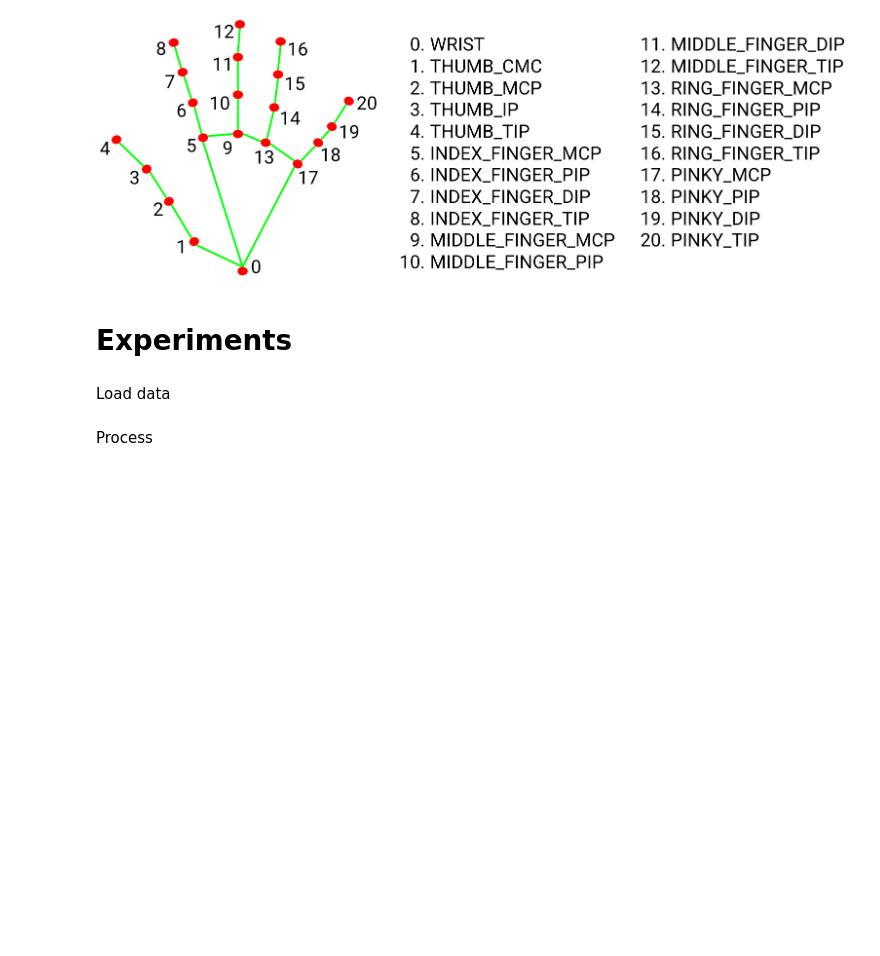
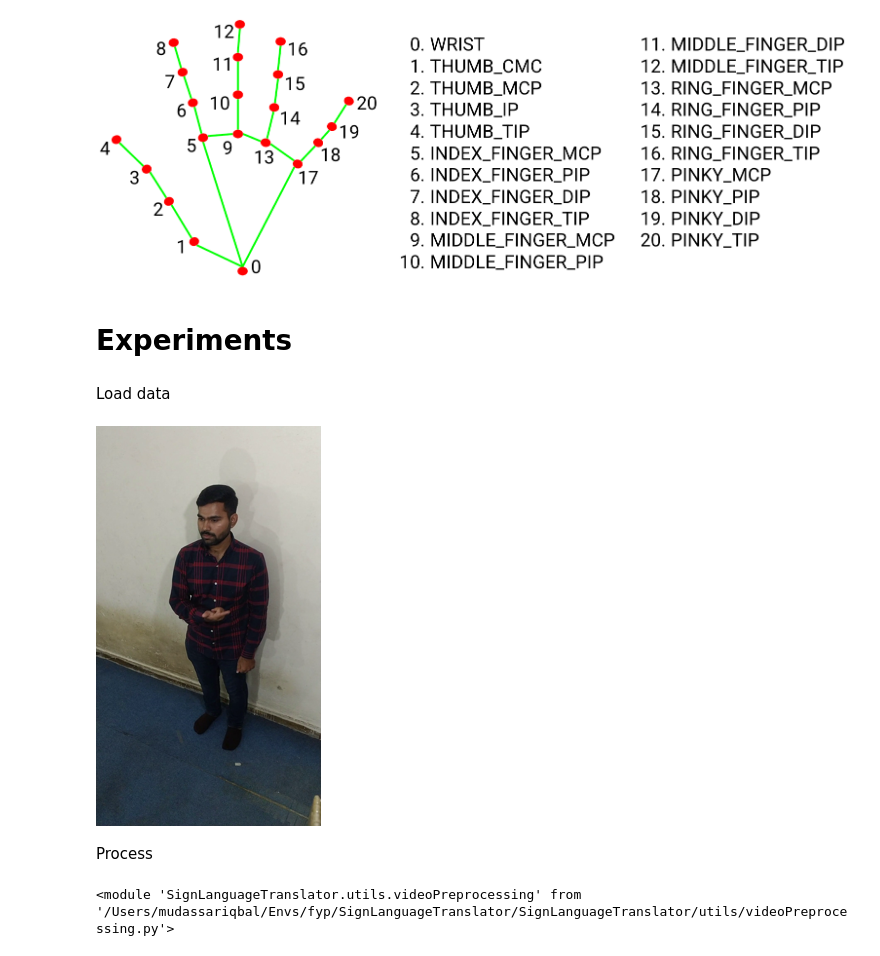
Before and after one commit to mdsrqbl/SignLanguageTranslator, a Jupyter notebook: notebooks/experiments.ipynb, the cells around one changed output. Saved outputs shown, nothing was run; the diff lists cells and outputs as text; code cells hidden in the pictures; blank space fills up the shorter version.

```diff
--- a/SignLanguageTranslator/notebooks/experiments.ipynb
+++ b/notebooks/experiments.ipynb
@@ -47,5 +62,18 @@ Image('data/mediapipe_hand_landmarks.png')
 # Experiments
 # %% [markdown]
 Load data
+# %%
+# clip = mpy.VideoFileClip('inputs/d-D_person205_front.mp4')
+clip = mpy.VideoFileClip('inputs/emergency_person201_left.mp4')
+image = clip.get_frame(3)
+clip.close()
+
+np2pil(image).resize((225, 400))
+# %% [output]
+[figure, added]
 # %% [markdown]
 Process
+# %%
+reload(vpp)
+# %% [output]
+<module 'SignLanguageTranslator.utils.videoPreprocessing' from '/Users/mudassariqbal/Envs/fyp/SignLanguageTranslator/SignLanguageTranslator/utils/videoPreprocessing.py'>
```
Also changed, not shown: parts of 17 cells of this notebook, 24 other files.
